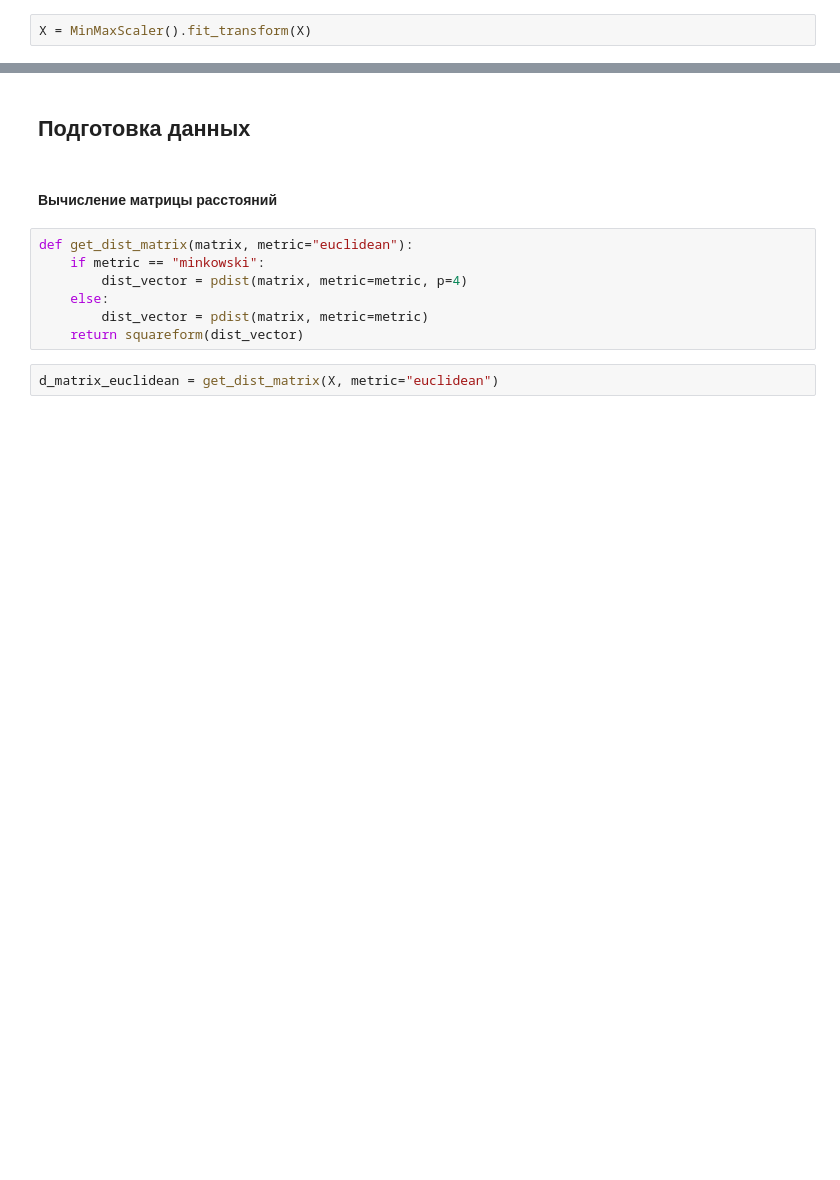
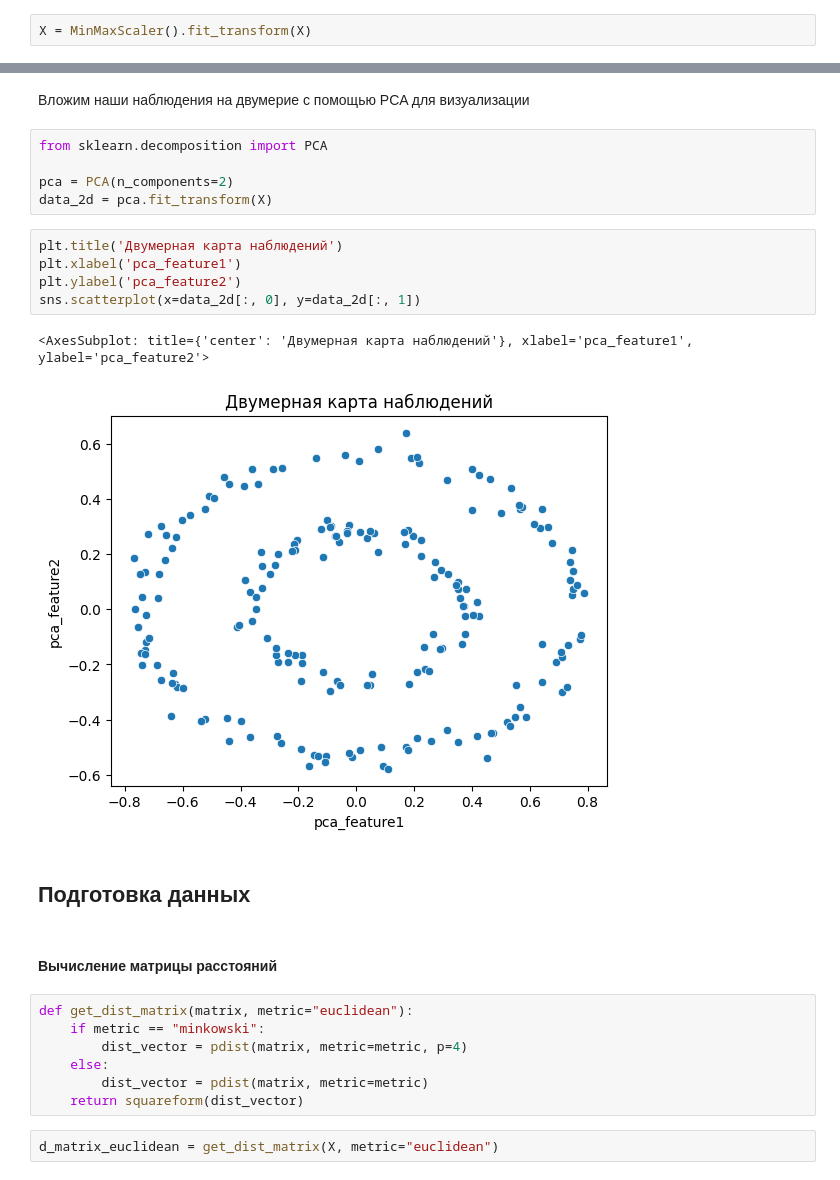
Before and after one commit to a13xbb/data-analysis-labs-mag, a Jupyter notebook: lab2/main.ipynb, the cells around one changed output, grey strips where cells are left out. Cells and saved outputs as stored; diff of their text form; blank space fills up the shorter version.

Commit message:
added 2d plots

```diff
--- a/lab2/main.ipynb
+++ b/lab2/main.ipynb
@@ -57,3 +57,18 @@ sns.boxplot(X)
+# %% [markdown]
+Вложим наши наблюдения на двумерие с помощью PCA для визуализации
+# %%
+from sklearn.decomposition import PCA
+
+pca = PCA(n_components=2)
+data_2d = pca.fit_transform(X)
+# %%
+plt.title('Двумерная карта наблюдений')
+plt.xlabel('pca_feature1')
+plt.ylabel('pca_feature2')
+sns.scatterplot(x=data_2d[:, 0], y=data_2d[:, 1])
+# %% [output]
+<AxesSubplot: title={'center': 'Двумерная карта наблюдений'}, xlabel='pca_feature1', ylabel='pca_feature2'>
+[figure, added]
 # %% [markdown]
 ## Подготовка данных
 # %% [markdown]
```
Also changed, not shown: parts of 10 cells of this notebook.
